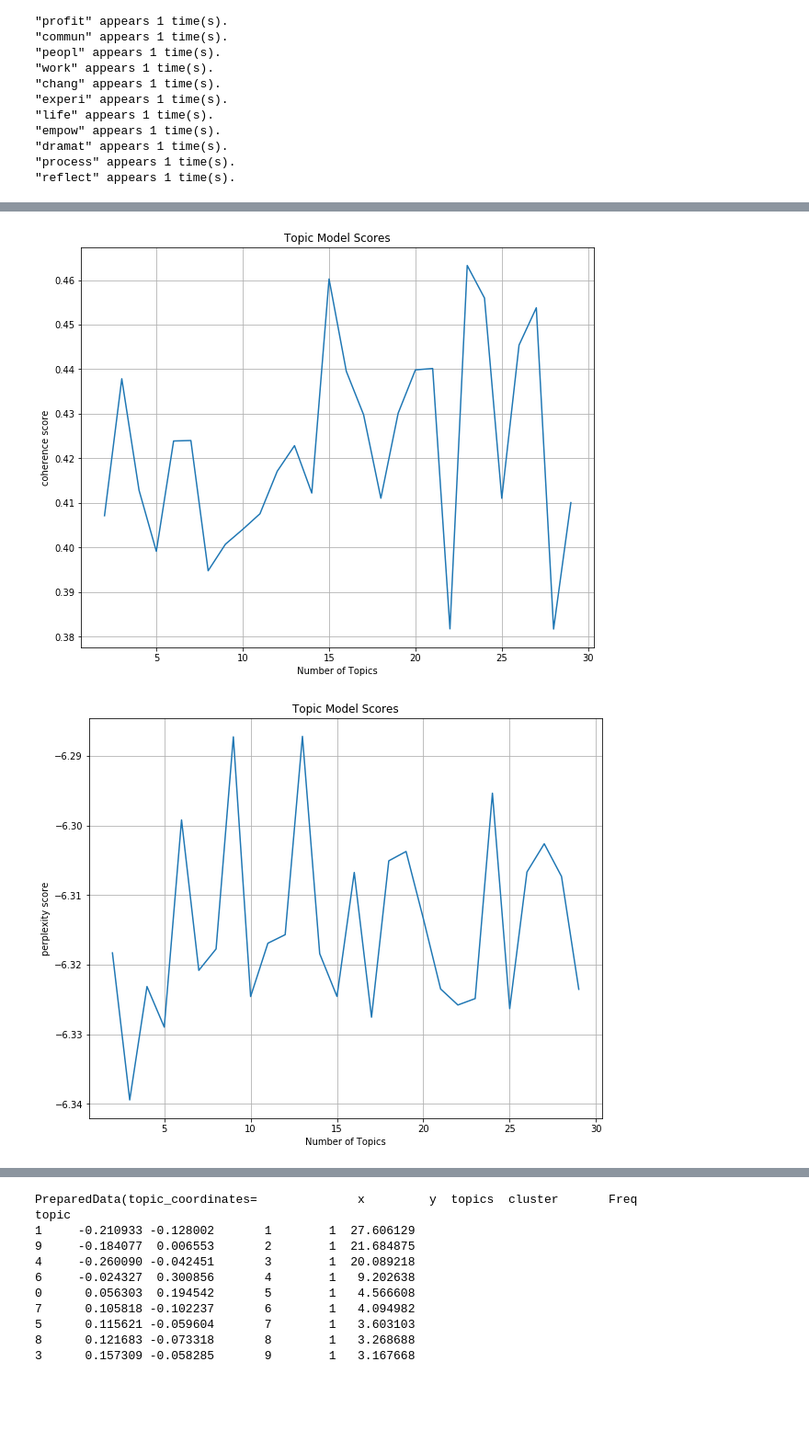
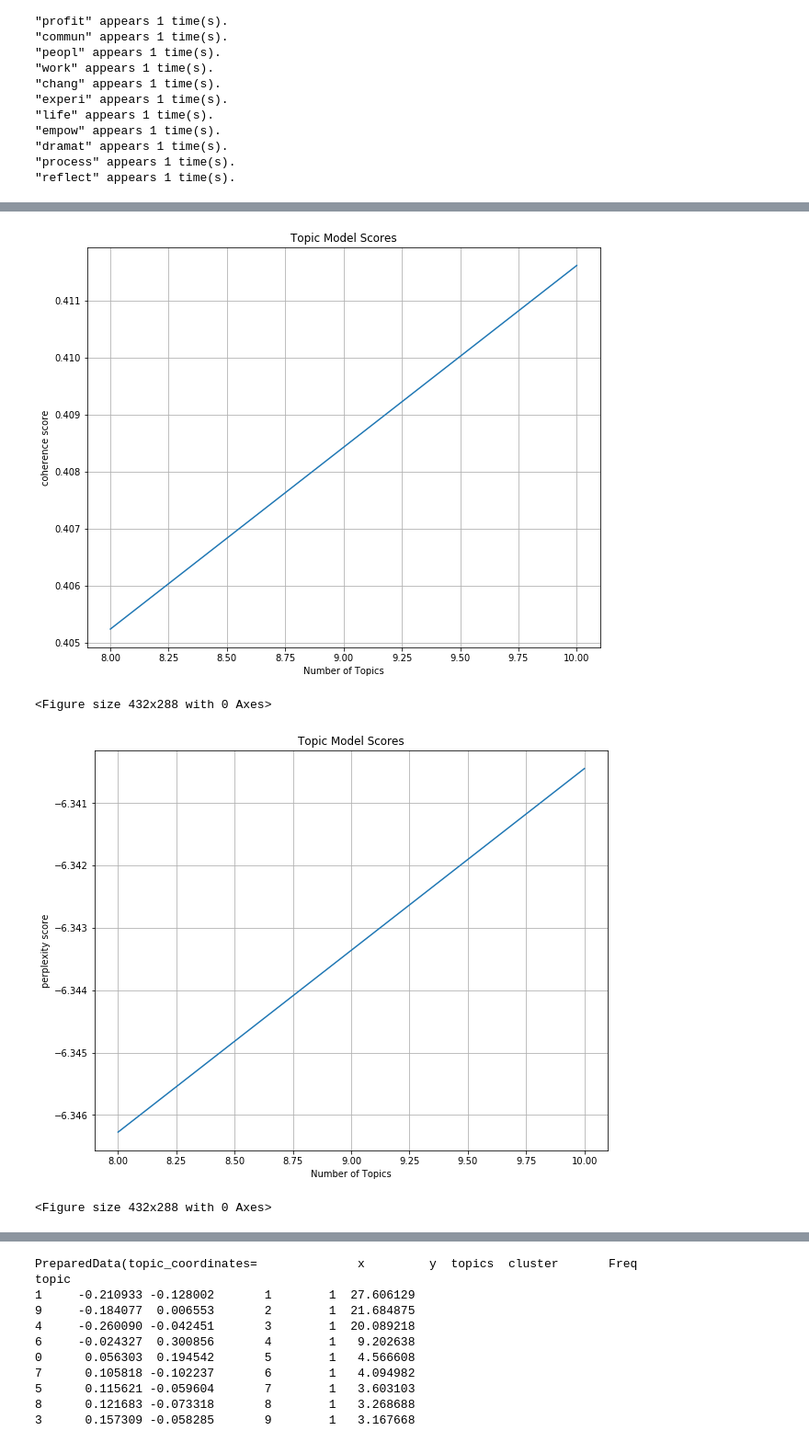
Before and after one commit to semaphore-maude/SemaphoreNLP, a Jupyter notebook: ASC_orgs/run_LDA.ipynb, the cells around one changed output, grey strips where cells are left out. Shown: that part at 92% size. Drawn from its saved outputs; the diff is of its cells as text; code cells hidden in the pictures; blank space fills up the shorter version.

```diff
--- a/ASC_orgs/run_LDA.ipynb
+++ b/ASC_orgs/run_LDA.ipynb
@@ -56,10 +50,10 @@ if logged:
 random.seed(2018)
 
 # setting for tuning topic number in LDA
-eval_every = 2 # the smaller number, the more precise the plot
-max_num_topics = 30 # highest number
-start = 2 # lowest number
-step = 1 # granularity of topic number testing
+eval_every = 5      # the smaller number, the more precise the plot
+max_num_topics = 12 # highest number
+start = 8           # lowest number
+step = 2            # granularity of topic number testing
 
 col = 'Mandate/Mission'  # name of comlumn(s) with text
 
@@ -299,8 +277,12 @@ Running LDA model...
 # %%
-diag.score_plot(res_dict=res_dict, plot_save=False, size=(10, 8))
+diag.score_plot(res_dict=res_dict,
+                save_plot=True,
+                size=(10, 8))
 # %% [output]
-[figure, old version]
+[figure, new version]
+<Figure size 432x288 with 0 Axes>
-[figure, old version]
+[figure, new version]
+<Figure size 432x288 with 0 Axes>
 # %%
 diag.print_scores(res_dict)
 # %% [output]
```
Also changed, not shown: parts of 16 cells of this notebook.
